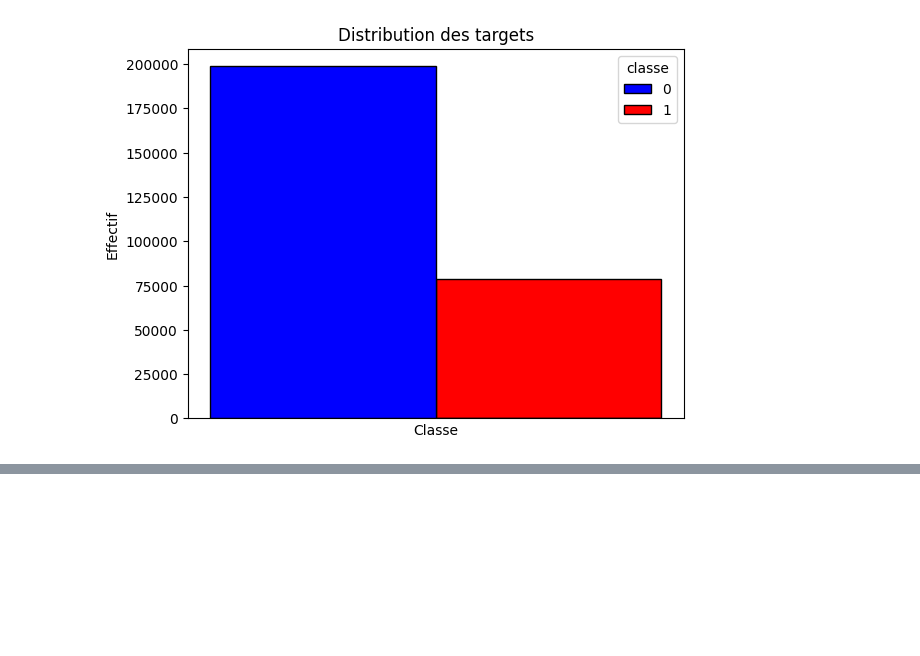
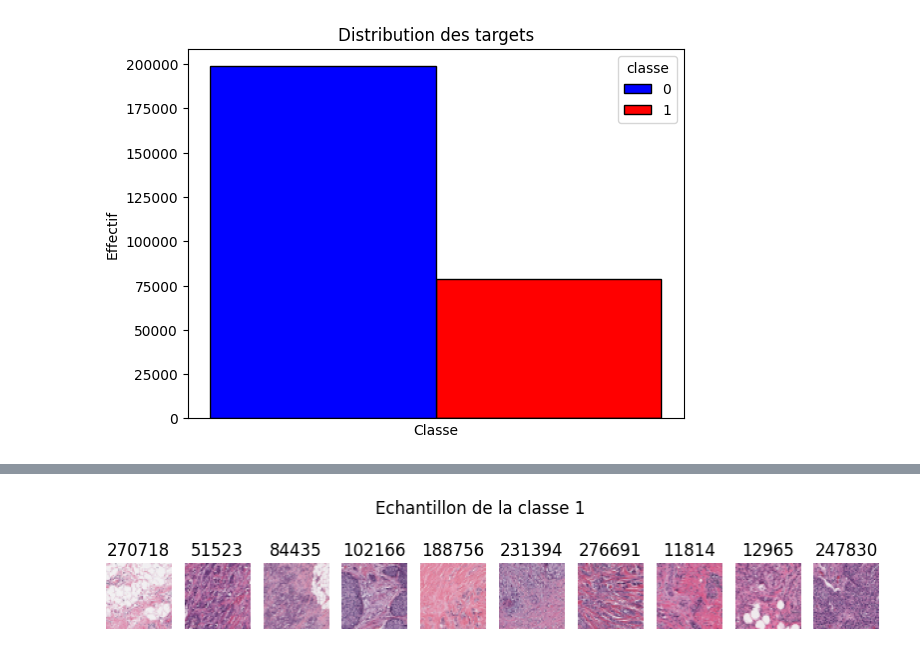
Before and after one commit to trentinx/ruban_rose, a Jupyter notebook: notebooks/01-EDA.ipynb, the cells around one changed output, grey strips where cells are left out. Saved outputs shown, nothing was run; the diff lists cells and outputs as text; code cells hidden in the pictures; blank space fills up the shorter version.

```diff
--- a/notebooks/01-EDA.ipynb
+++ b/notebooks/01-EDA.ipynb
@@ -206,0 +61,4 @@ df = pd.DataFrame(samples,columns=columns)
+# %%
+sample_1 =  plot_sample(dataloader, 10, 1, seed=42)
+# %% [output]
+[figure, added]
```
Also changed, not shown: parts of 52 cells of this notebook, 9 other files.
